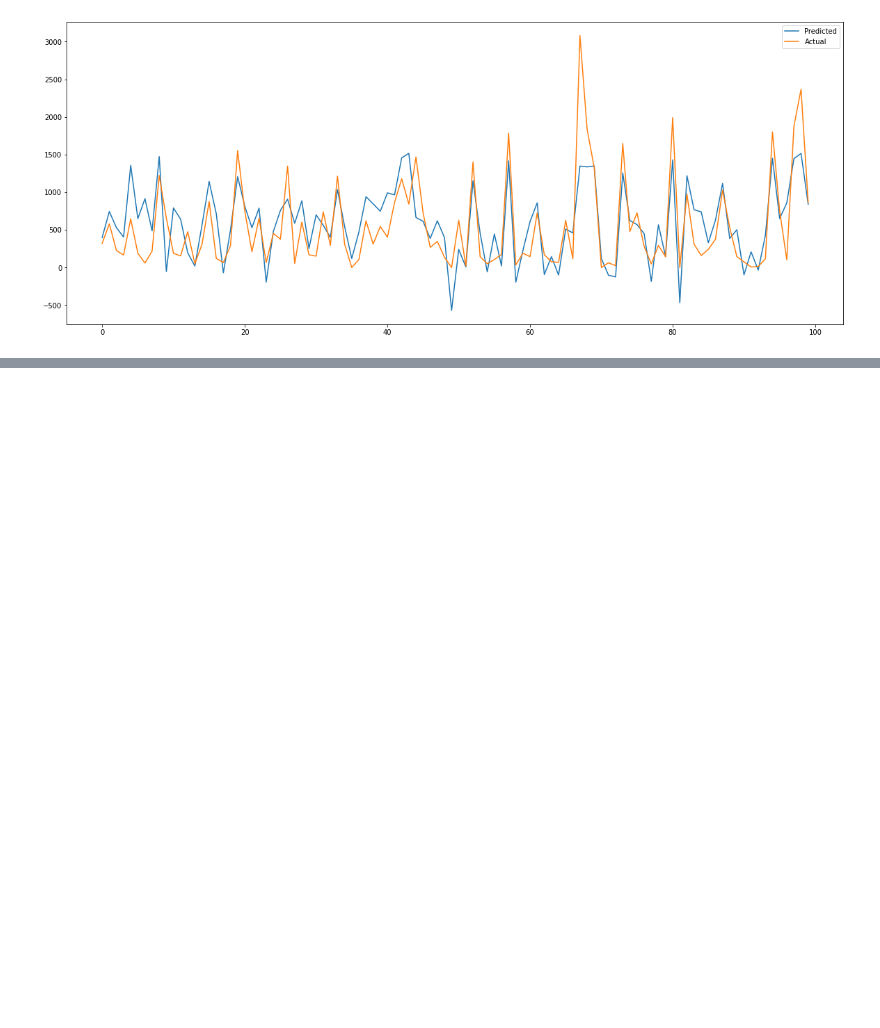
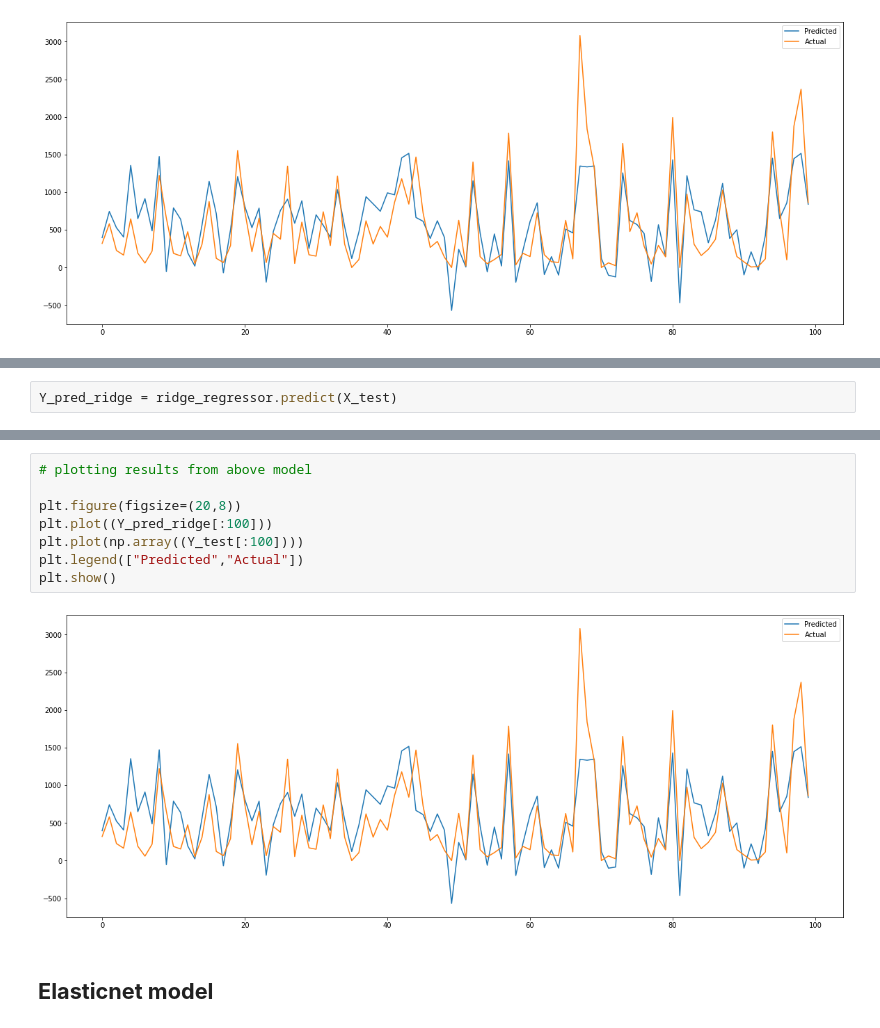
Before and after one commit to Jaypardeshii/Bike-Sharing-Demand-Prediction, a Jupyter notebook: Copy_of_Bike_Sharing_Demand_Prediction_Capstone_Project.ipynb, the cells around one changed output, grey strips where cells are left out. Cells and saved outputs as stored; diff of their text form; blank space fills up the shorter version.

```diff
--- a/Copy_of_Bike_Sharing_Demand_Prediction_Capstone_Project.ipynb
+++ b/Copy_of_Bike_Sharing_Demand_Prediction_Capstone_Project.ipynb
@@ -446,0 +522,2 @@ plt.show()
+# %%
+Y_pred_ridge = ridge_regressor.predict(X_test)
@@ -446,0 +541,12 @@ plt.show()
+# %%
+# plotting results from above model
+
+plt.figure(figsize=(20,8))
+plt.plot((Y_pred_ridge[:100]))
+plt.plot(np.array((Y_test[:100])))
+plt.legend(["Predicted","Actual"])
+plt.show()
+# %% [output]
+[figure, added]
+# %% [markdown]
+## **Elasticnet model**
```
Also changed, not shown: parts of 23 cells of this notebook.
